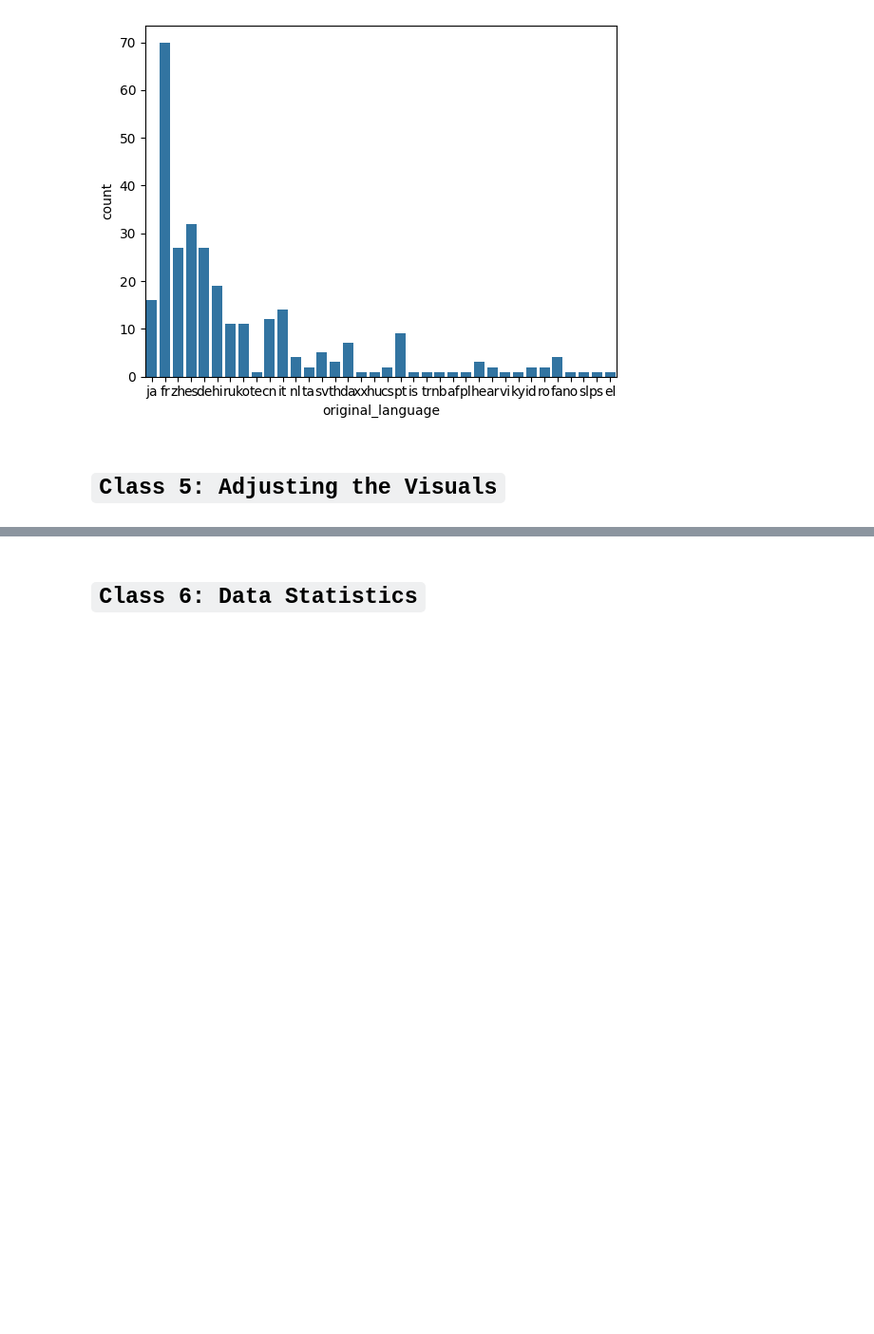
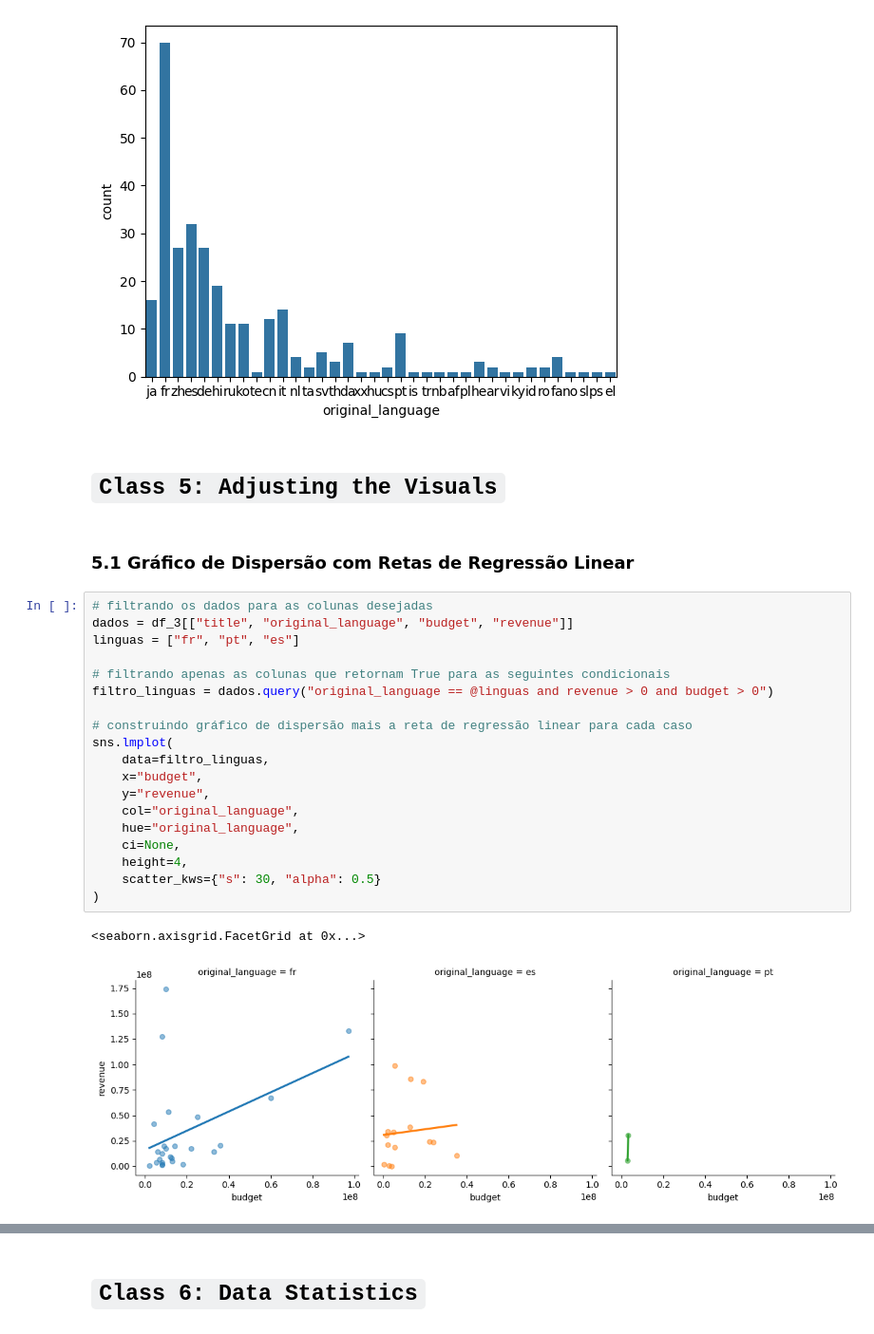
Before and after one commit to KaelDucatti/estudos-ds, a Jupyter notebook: data_science/explorando_analisando_dados/classes.ipynb, the cells around one changed output, grey strips where cells are left out. Shown at 95% size. Cells and saved outputs as stored; diff of their text form; blank space fills up the shorter version.

```diff
--- a/data_science/explorando_analisando_dados/classes.ipynb
+++ b/data_science/explorando_analisando_dados/classes.ipynb
@@ -368,3 +368,27 @@ sns.countplot(
 [figure]
 # %% [markdown]
 # `Class 5: Adjusting the Visuals`
+# %% [markdown]
+### 5.1 Gráfico de Dispersão com Retas de Regressão Linear
+# %%
+# filtrando os dados para as colunas desejadas
+dados = df_3[["title", "original_language", "budget", "revenue"]]
+linguas = ["fr", "pt", "es"]
+
+# filtrando apenas as colunas que retornam True para as seguintes condicionais
+filtro_linguas = dados.query("original_language == @linguas and revenue > 0 and budget > 0")
+
+# construindo gráfico de dispersão mais a reta de regressão linear para cada caso
+sns.lmplot(
+    data=filtro_linguas,
+    x="budget",
+    y="revenue",
+    col="original_language",
+    hue="original_language",
+    ci=None,
+    height=4,
+    scatter_kws={"s": 30, "alpha": 0.5}
+)
+# %% [output]
+<seaborn.axisgrid.FacetGrid at 0x...>
+[figure, added]
```
Also changed, not shown: parts of 3 cells of this notebook.
